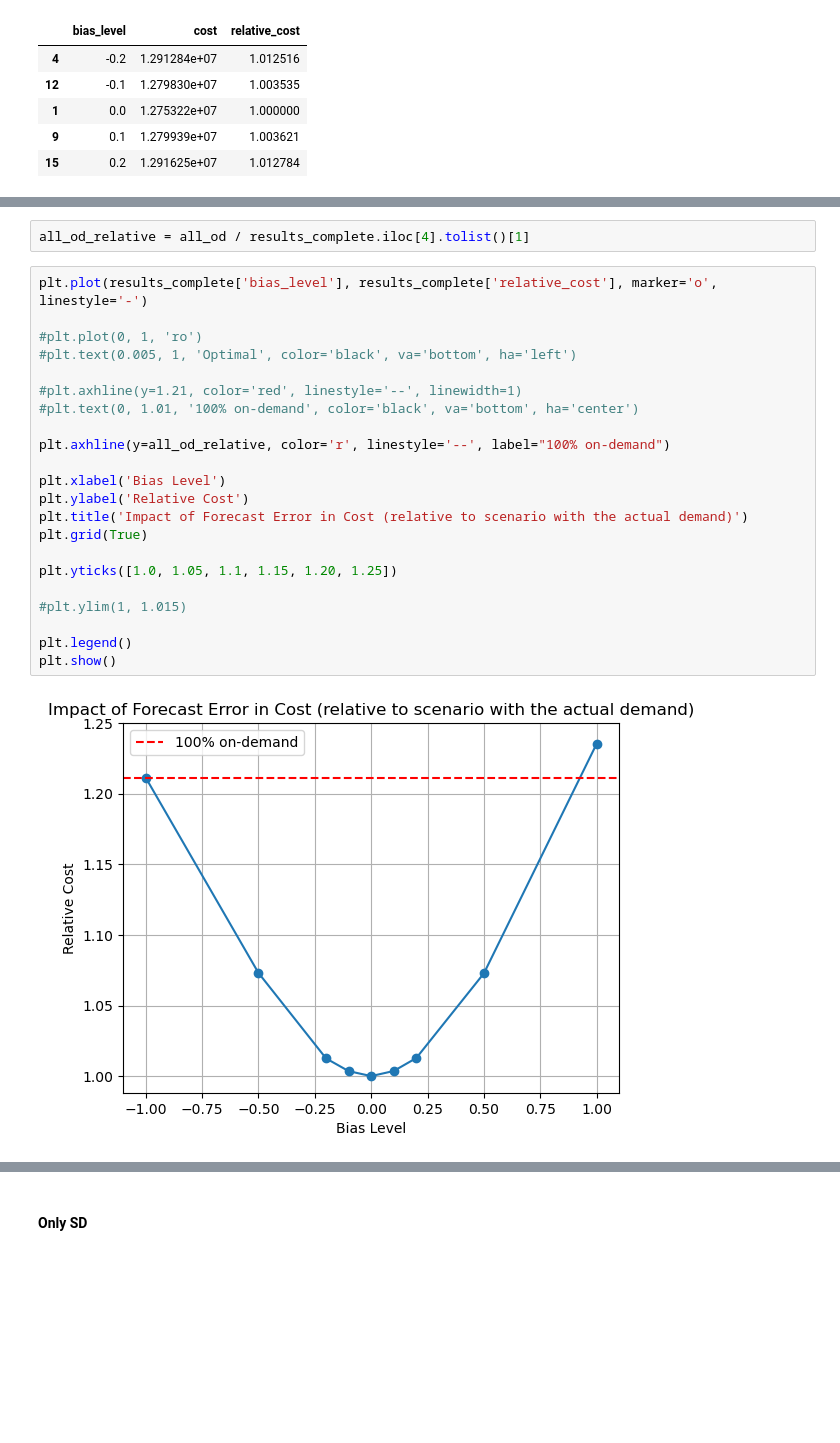
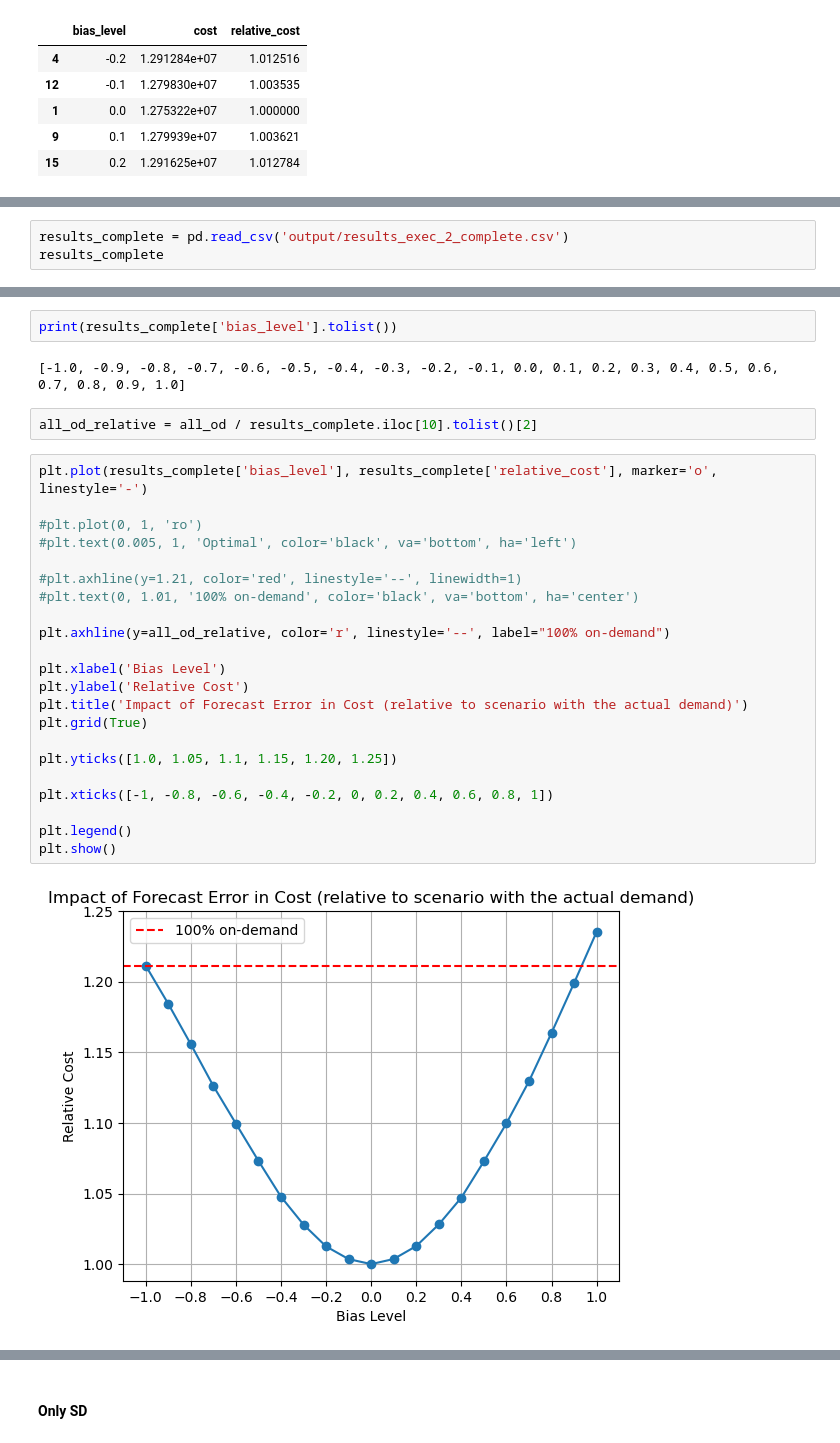
Before and after one commit to ufcg-lsd/forecast_error_cap_planning, a Jupyter notebook: src/result_analysis/plots.ipynb, the cells around one changed output, grey strips where cells are left out. Saved outputs shown, nothing was run; the diff lists cells and outputs as text; blank space fills up the shorter version.

Commit message:
feat (results): script for summarizing the results

```diff
--- a/src/result_analysis/plots.ipynb
+++ b/src/result_analysis/plots.ipynb
@@ -131,0 +107,3 @@ results_complete
+# %%
+results_complete = pd.read_csv('output/results_exec_2_complete.csv')
+results_complete
@@ -146,26 +149,30 @@ results_complete
+# %%
+print(results_complete['bias_level'].tolist())
+# %% [output]
+[-1.0, -0.9, -0.8, -0.7, -0.6, -0.5, -0.4, -0.3, -0.2, -0.1, 0.0, 0.1, 0.2, 0.3, 0.4, 0.5, 0.6, 0.7, 0.8, 0.9, 1.0]
 # %%
-all_od_relative = all_od / results_complete.iloc[4].tolist()[1]
+all_od_relative = all_od / results_complete.iloc[10].tolist()[2]
 # %%
 plt.plot(results_complete['bias_level'], results_complete['relative_cost'], marker='o', linestyle='-')
 
 #plt.plot(0, 1, 'ro')
 #plt.text(0.005, 1, 'Optimal', color='black', va='bottom', ha='left')
 
 #plt.axhline(y=1.21, color='red', linestyle='--', linewidth=1)
 #plt.text(0, 1.01, '100% on-demand', color='black', va='bottom', ha='center')
 
 plt.axhline(y=all_od_relative, color='r', linestyle='--', label="100% on-demand")
 
 plt.xlabel('Bias Level')
 plt.ylabel('Relative Cost')
 plt.title('Impact of Forecast Error in Cost (relative to scenario with the actual demand)')
 plt.grid(True)
 
 plt.yticks([1.0, 1.05, 1.1, 1.15, 1.20, 1.25])
 
-#plt.ylim(1, 1.015)
+plt.xticks([-1, -0.8, -0.6, -0.4, -0.2, 0, 0.2, 0.4, 0.6, 0.8, 1])
 
 plt.legend()
 plt.show()
 # %% [output]
-[figure, old version]
+[figure, new version]
```
Also changed, not shown: parts of 6 cells of this notebook, 1 other file.
